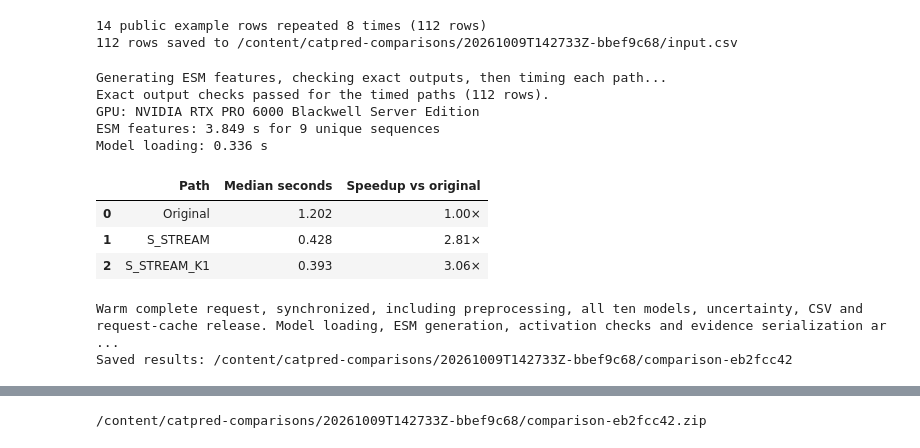
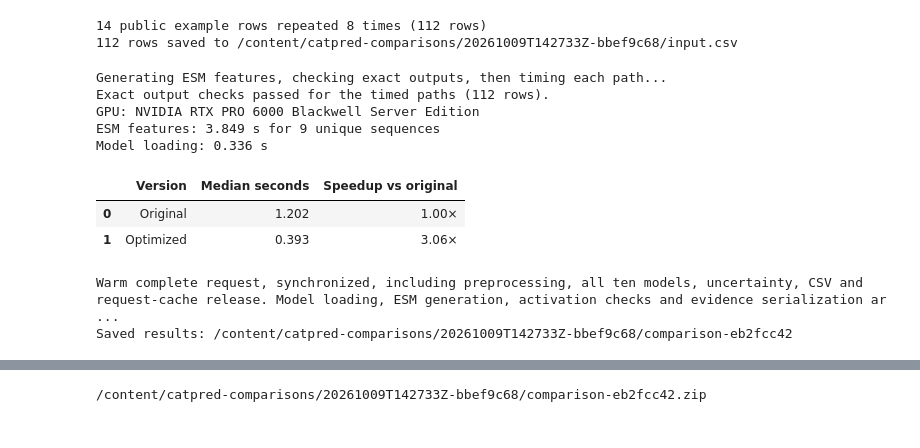
Before and after one commit to Raalmonk/CatPred, a Jupyter notebook: colab_compare.ipynb, the cells around one changed output, grey strips where cells are left out. Cells and saved outputs as stored; diff of their text form; code cells hidden in the pictures.

Commit message:
Show only original and optimized CatPred in Colab

```diff
--- a/colab_compare.ipynb
+++ b/colab_compare.ipynb
@@ -246,7 +246,7 @@ COMPARE_LOG = RUN_DIR / (OUTPUT_DIR.name + ".log")
 print("Generating ESM features, checking exact outputs, then timing each path...")
 command = [
     PYTHON, COMPARE_SCRIPT, "--setup", SETUP_PATH, "--input", INPUT_CSV,
-    "--output", OUTPUT_DIR, "--repeats", str(repeats), "--k1", "auto",
+    "--output", OUTPUT_DIR, "--repeats", str(repeats), "--variants", "best",
 ]
 try:
     run_logged(command, COMPARE_LOG)
@@ -265,40 +265,41 @@ if summary.get("status") != "COMPLETE":
     print("Comparison:", summary.get("status", "INCOMPLETE"))
     if summary.get("reason") or summary.get("error"):
         print(summary.get("reason") or summary.get("error"))
     raise RuntimeError("No timing table was published. See " + str(SUMMARY_PATH))
 
 import pandas as pd
 
 print(f"Exact output checks passed for the timed paths ({summary['rows']:,} rows).")
 hardware = summary.get("hardware", {})
 print("GPU:", hardware.get("gpu", hardware.get("name", "See summary.json")))
 preparation = summary["preparation"]
 print(f"ESM features: {preparation['esm_seconds']:.3f} s for {preparation['unique_sequences']:,} unique sequences")
 print(f"Model loading: {preparation['model_load_seconds']:.3f} s")
 
+VERSIONS = (("Original", "Original"), ("S_STREAM_K1", "Optimized"))
 timing_rows = []
-for arm, result in summary["arms"].items():
+for arm, label in VERSIONS:
+    result = summary["arms"].get(arm, {})
     if result.get("median_seconds") is not None:
         timing_rows.append({
-            "Path": arm, "Median seconds": result["median_seconds"],
+            "Version": label, "Median seconds": result["median_seconds"],
             "Speedup vs original": result.get("speedup_vs_original"),
         })
     else:
-        print(f"{arm}: {result.get('status', 'not timed')}. {result.get('reason', '')}".strip())
+        print(f"{label}: {result.get('status', 'not timed')}. {result.get('reason', '')}".strip())
 if timing_rows:
     display(pd.DataFrame(timing_rows).style.format({"Median seconds": "{:.3f}", "Speedup vs original": "{:.2f}×"}, na_rep=""))
 print(summary["timing_boundary"])
 print("Saved results:", OUTPUT_DIR)
 # %% [output]
 Generating ESM features, checking exact outputs, then timing each path...
 Exact output checks passed for the timed paths (112 rows).
 GPU: NVIDIA RTX PRO 6000 Blackwell Server Edition
 ESM features: 3.849 s for 9 unique sequences
 Model loading: 0.336 s
-|  | Path | Median seconds | Speedup vs original |
+|  | Version | Median seconds | Speedup vs original |
 | 0 | Original | 1.202 | 1.00× |
-| 1 | S_STREAM | 0.428 | 2.81× |
-| 2 | S_STREAM_K1 | 0.393 | 3.06× |
+| 1 | Optimized | 0.393 | 3.06× |
 Warm complete request, synchronized, including preprocessing, all ten models, uncertainty, CSV and request-cache release. Model loading, ESM generation, activation checks and evidence serialization ar ...
 Saved results: /content/catpred-comparisons/20261009T142733Z-bbef9c68/comparison-eb2fcc42
 # %%
```
Also changed, not shown: parts of 2 cells of this notebook, 3 other files.
